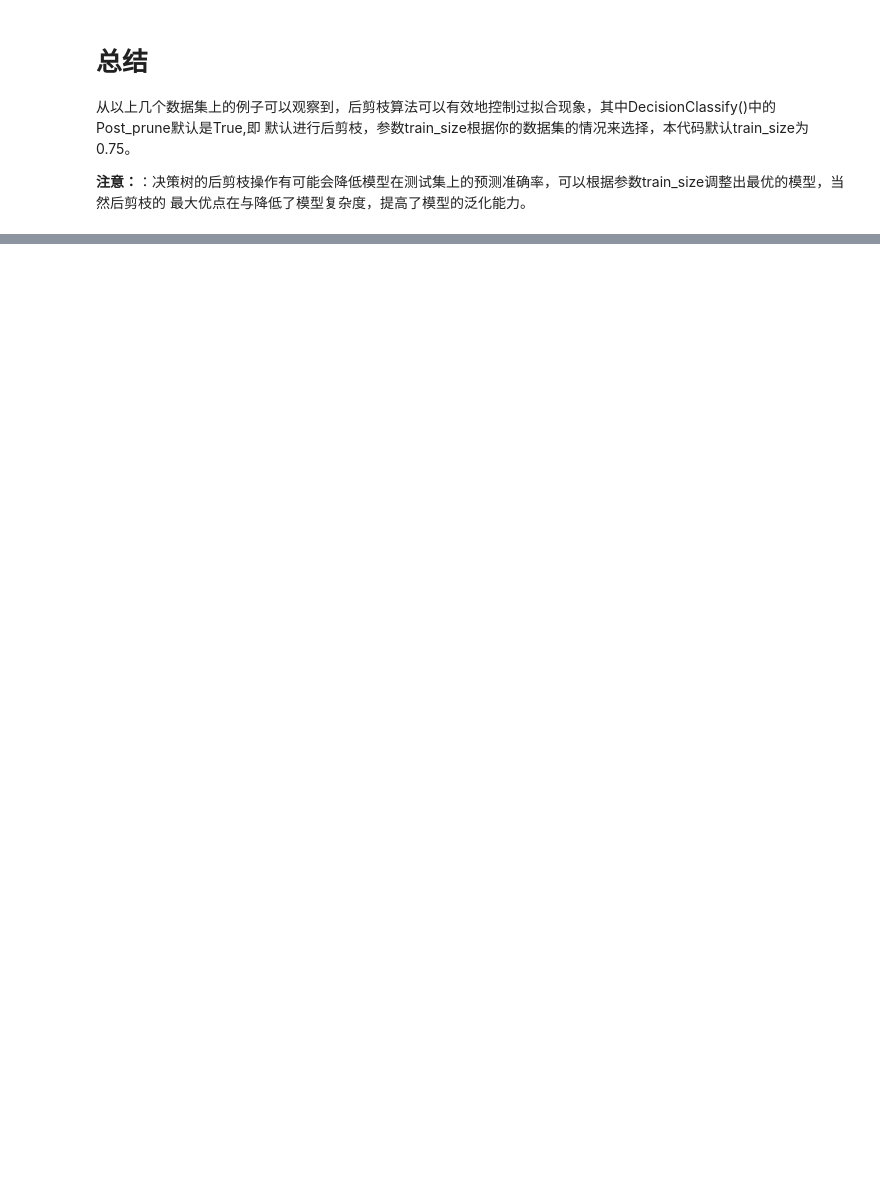
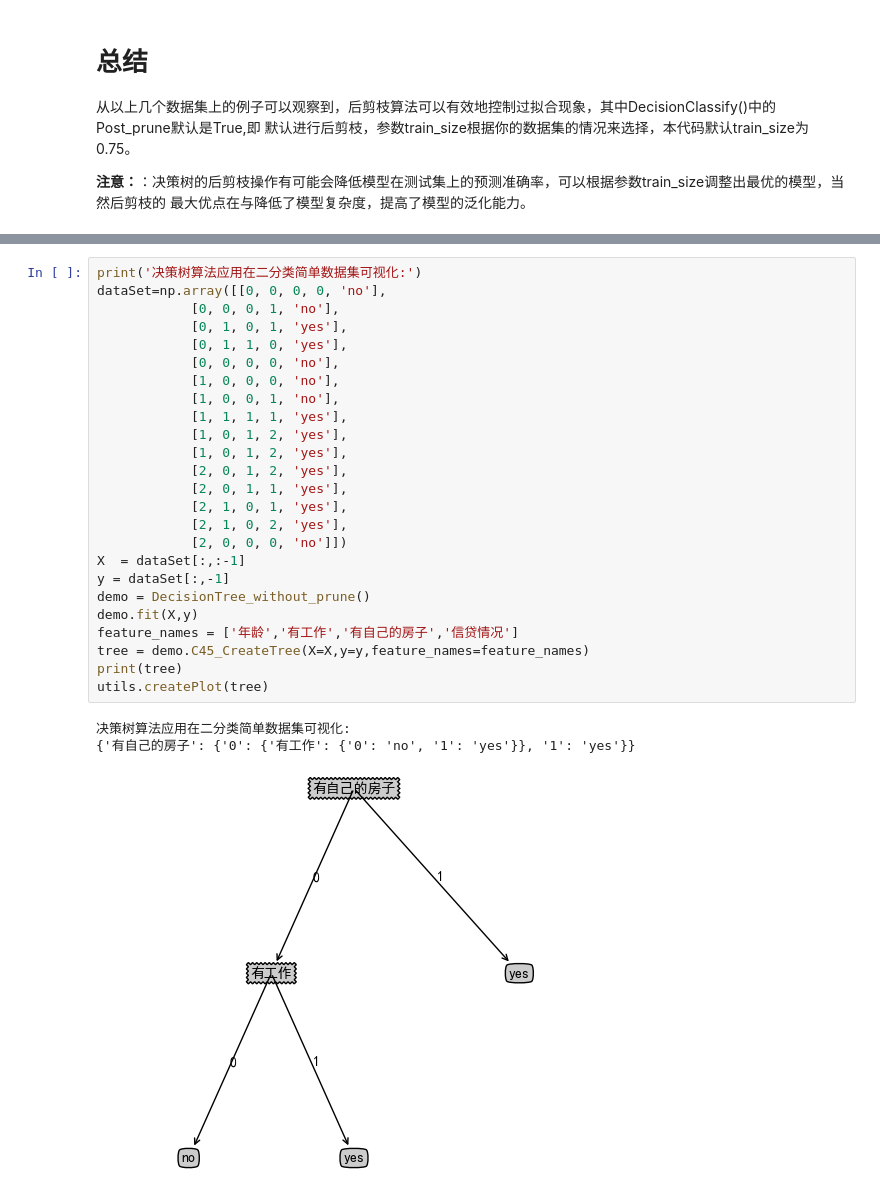
Before and after one commit to cwxndl/Machine-Learning-By-Python-R-Matlab, a Jupyter notebook: DecisionTreeClassify/Python/DecisionTress_classify.ipynb, the cells around one changed output, grey strips where cells are left out. Drawn from its saved outputs; the diff is of its cells as text; blank space fills up the shorter version.

```diff
--- a/DecisionTreeClassify/Python/DecisionTress_classify.ipynb
+++ b/DecisionTreeClassify/Python/DecisionTress_classify.ipynb
@@ -818,0 +825,29 @@ plt.show()
+# %%
+print('决策树算法应用在二分类简单数据集可视化:')
+dataSet=np.array([[0, 0, 0, 0, 'no'],
+            [0, 0, 0, 1, 'no'],
+            [0, 1, 0, 1, 'yes'],
+            [0, 1, 1, 0, 'yes'],
+            [0, 0, 0, 0, 'no'],
+            [1, 0, 0, 0, 'no'],
+            [1, 0, 0, 1, 'no'],
+            [1, 1, 1, 1, 'yes'],
+            [1, 0, 1, 2, 'yes'],
+            [1, 0, 1, 2, 'yes'],
+            [2, 0, 1, 2, 'yes'],
+            [2, 0, 1, 1, 'yes'],
+            [2, 1, 0, 1, 'yes'],
+            [2, 1, 0, 2, 'yes'],
+            [2, 0, 0, 0, 'no']])
+X  = dataSet[:,:-1]
+y = dataSet[:,-1]
+demo = DecisionTree_without_prune()
+demo.fit(X,y)
+feature_names = ['年龄','有工作','有自己的房子','信贷情况']
+tree = demo.C45_CreateTree(X=X,y=y,feature_names=feature_names)
+print(tree)
+utils.createPlot(tree)
+# %% [output]
+决策树算法应用在二分类简单数据集可视化:
+{'有自己的房子': {'0': {'有工作': {'0': 'no', '1': 'yes'}}, '1': 'yes'}}
+[figure, added]
```
Also changed, not shown: parts of 8 cells of this notebook.
